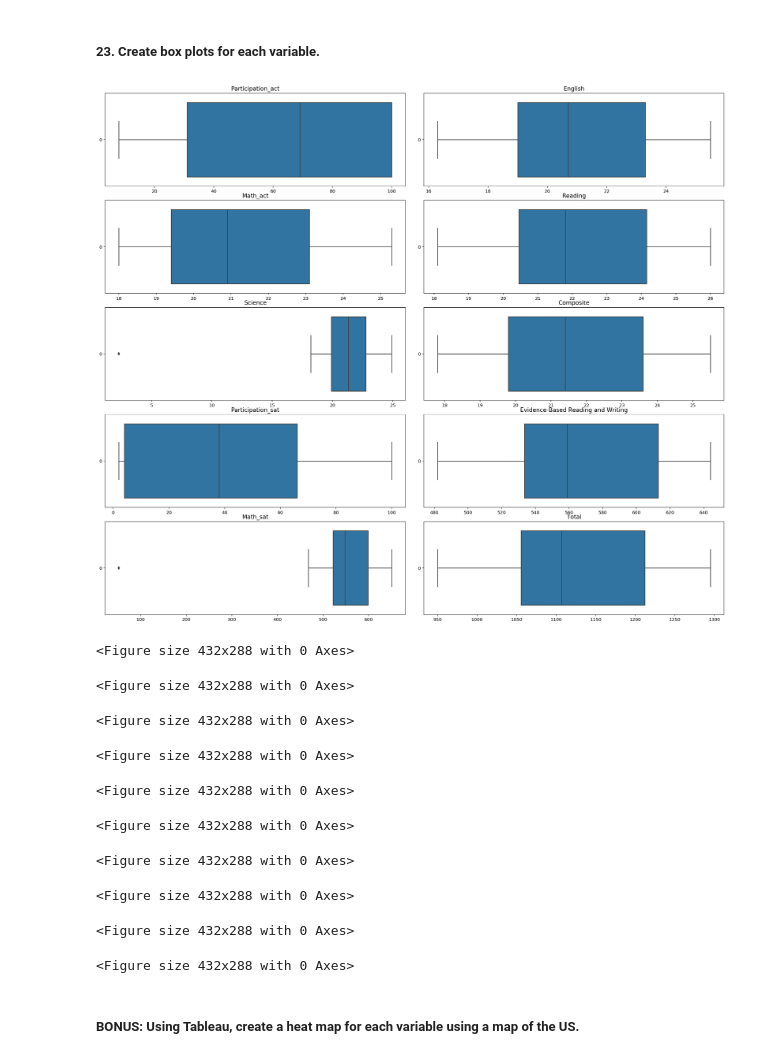
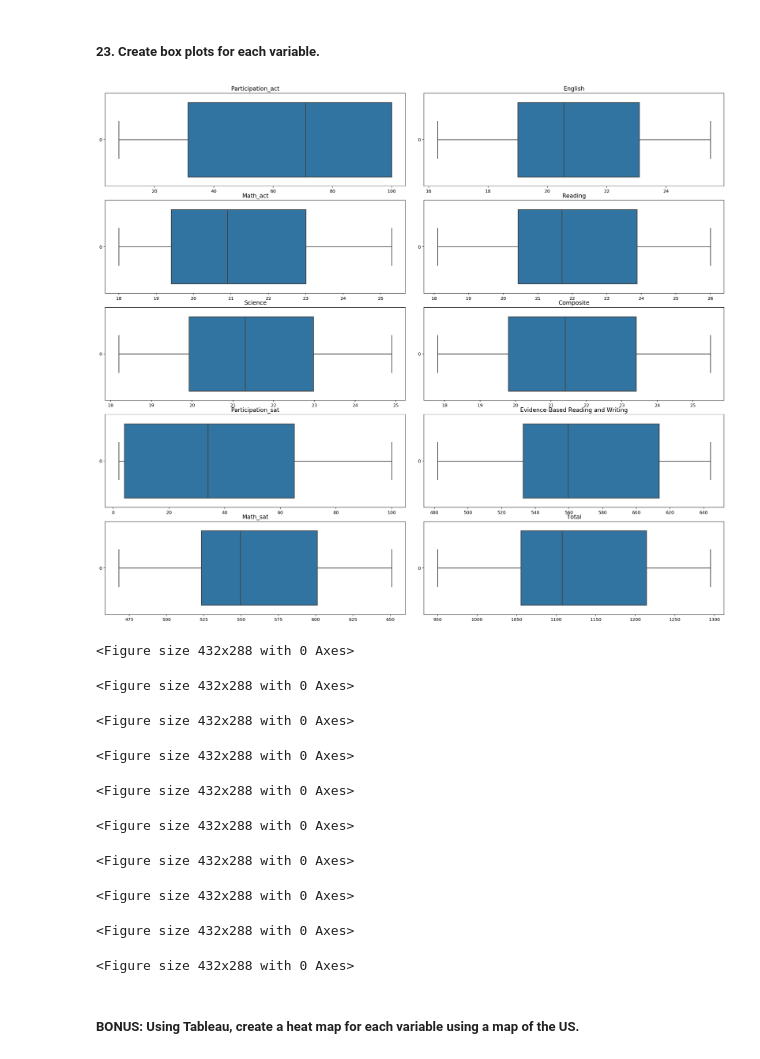
Before and after one commit to mmayet/SAT-vs-ACT-Participation-Rates, a Jupyter notebook: Mudassir_Mayet_LA/Mud_Mayet_Project_1.ipynb, the cells around one changed output. Saved outputs shown, nothing was run; the diff lists cells and outputs as text; code cells hidden in the pictures.

```diff
--- a/Mudassir_Mayet_LA/Mud_Mayet_Project_1.ipynb
+++ b/Mudassir_Mayet_LA/Mud_Mayet_Project_1.ipynb
@@ -14,8 +14,8 @@ import seaborn as sns
 %config InlineBackend.figure_format = 'retina'
 %matplotlib inline
 
-act_data = pd.read_csv("../data/act.csv", na_values=['NA'])
-sat_data = pd.read_csv("../data/sat.csv", na_values=['NA'])
+act_data = pd.read_csv("./data/act.csv", na_values=['NA'])
+sat_data = pd.read_csv("./data/sat.csv", na_values=['NA'])
 # %% [markdown]
 ##### 2. Print the first ten rows of each dataframe.
 # %%
@@ -43,3 +47,5 @@ We'll need to adjust Unnamed: 0 and Math since they're both shared features in A
+# %%
+sat_data.loc[sat_data["Math"] == 52] = 524
 # %% [markdown]
 ##### 5. Print the types of each column.
 # %%
@@ -281,13 +322,13 @@ Based on that, we'll later look into these six states based on their interesting
 # %%
 f, axes = plt.subplots(5,2,figsize=(20,17));
 
 for ax, var in zip(axes.flatten(), rearranged_columns[1:]):
     ax.set_title(var, fontsize=13);
-    sns.boxplot(data=merged_dataframe[var][:51], orient="h", ax=ax);
+    sns.boxplot(data=merged_dataframe[var][:50], orient="h", ax=ax);
     plt.tight_layout();
     plt.figure();
 # %% [output]
-[figure, old version]
+[figure, new version]
 <Figure size 432x288 with 0 Axes>
 <Figure size 432x288 with 0 Axes>
 <Figure size 432x288 with 0 Axes>
```
Also changed, not shown: parts of 42 cells of this notebook, 7 other files.
